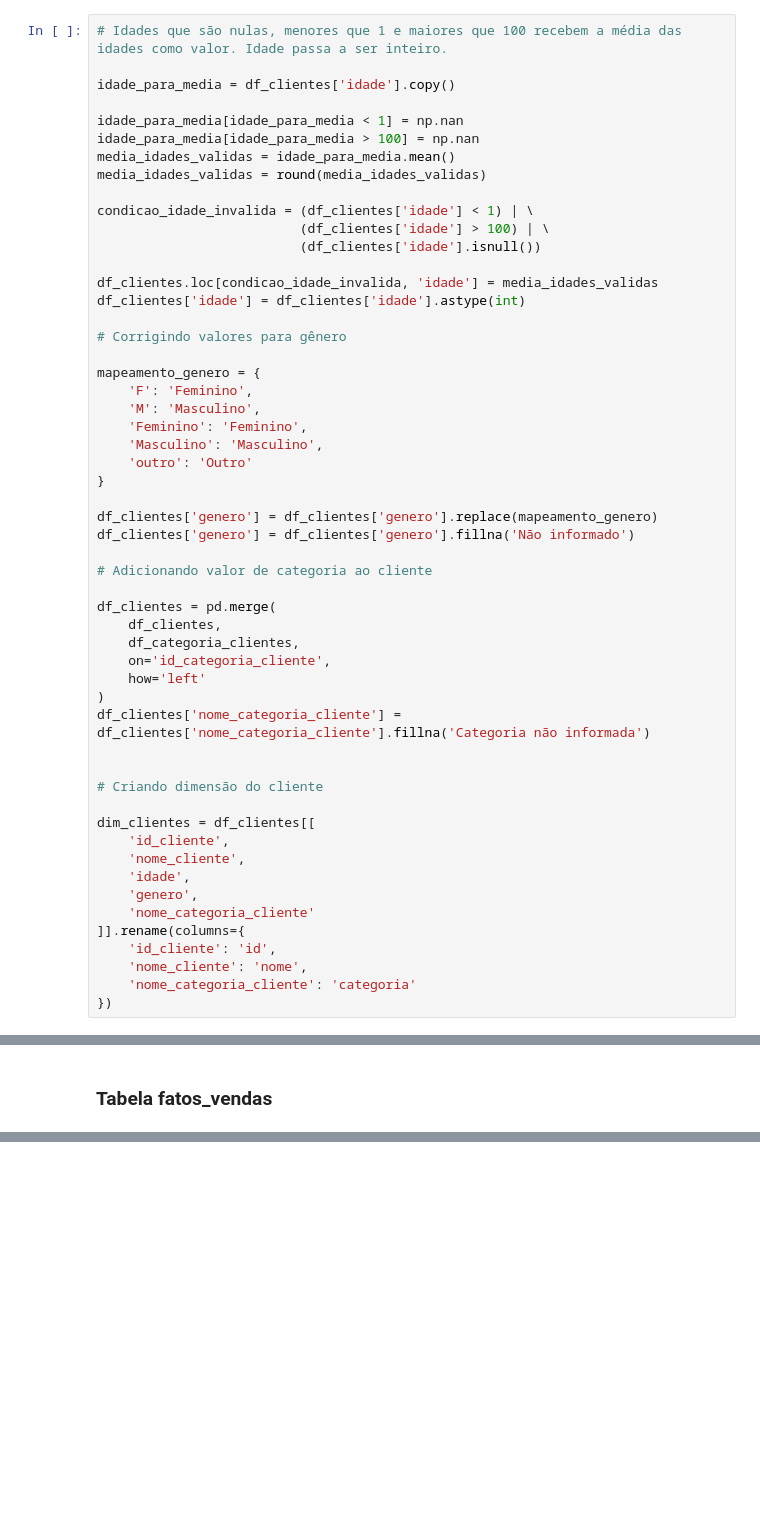
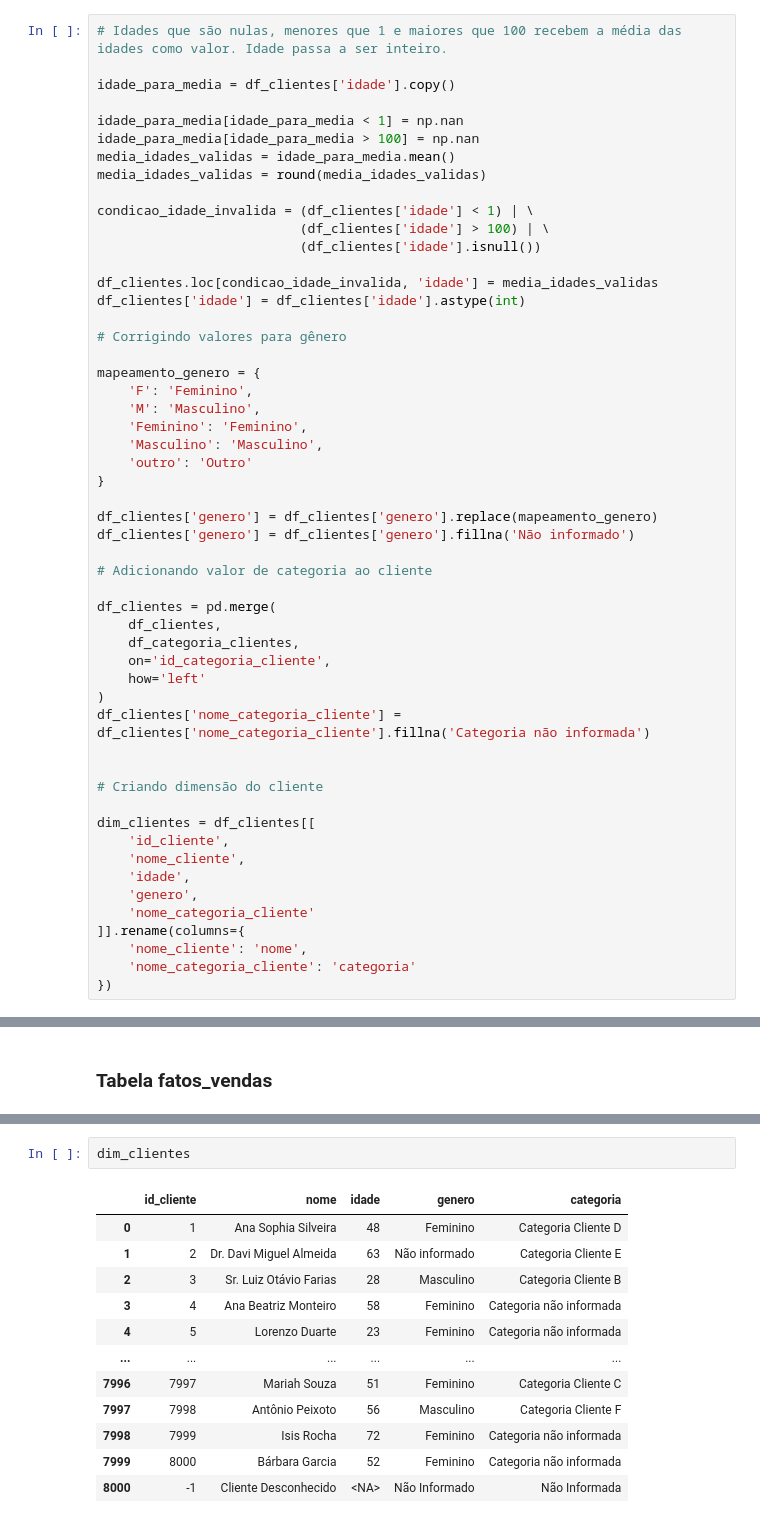
Before and after one commit to danielberg3/dw-global-retail, a Jupyter notebook: etl.ipynb, the cells around one changed output, grey strips where cells are left out. Cells and saved outputs as stored; diff of their text form; blank space fills up the shorter version.

```diff
--- a/etl.ipynb
+++ b/etl.ipynb
@@ -157,7 +117,6 @@ dim_clientes = df_clientes[[
     'genero',
     'nome_categoria_cliente'
 ]].rename(columns={
-    'id_cliente': 'id',
     'nome_cliente': 'nome',
     'nome_categoria_cliente': 'categoria'
 })
@@ -256,0 +551,15 @@ fato_vendas = fato_vendas.drop(['valor_total'], axis='columns')
+# %%
+dim_clientes
+# %% [output]
+|  | id_cliente | nome | idade | genero | categoria |
+| 0 | 1 | Ana Sophia Silveira | 48 | Feminino | Categoria Cliente D |
+| 1 | 2 | Dr. Davi Miguel Almeida | 63 | Não informado | Categoria Cliente E |
+| 2 | 3 | Sr. Luiz Otávio Farias | 28 | Masculino | Categoria Cliente B |
+| 3 | 4 | Ana Beatriz Monteiro | 58 | Feminino | Categoria não informada |
+| 4 | 5 | Lorenzo Duarte | 23 | Feminino | Categoria não informada |
+| ... | ... | ... | ... | ... | ... |
+| 7996 | 7997 | Mariah Souza | 51 | Feminino | Categoria Cliente C |
+| 7997 | 7998 | Antônio Peixoto | 56 | Masculino | Categoria Cliente F |
+| 7998 | 7999 | Isis Rocha | 72 | Feminino | Categoria não informada |
+| 7999 | 8000 | Bárbara Garcia | 52 | Feminino | Categoria não informada |
+| 8000 | -1 | Cliente Desconhecido | <NA> | Não Informado | Não Informada |
```
Also changed, not shown: parts of 36 cells of this notebook, 1 other file.
